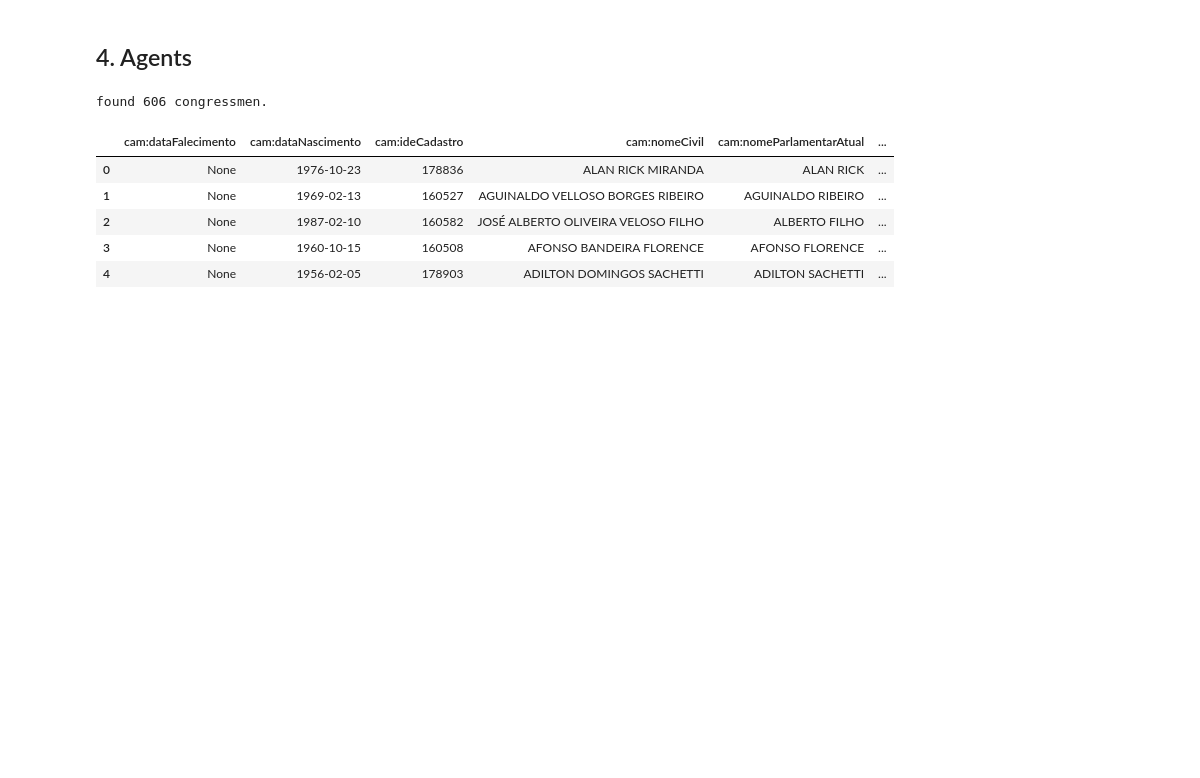
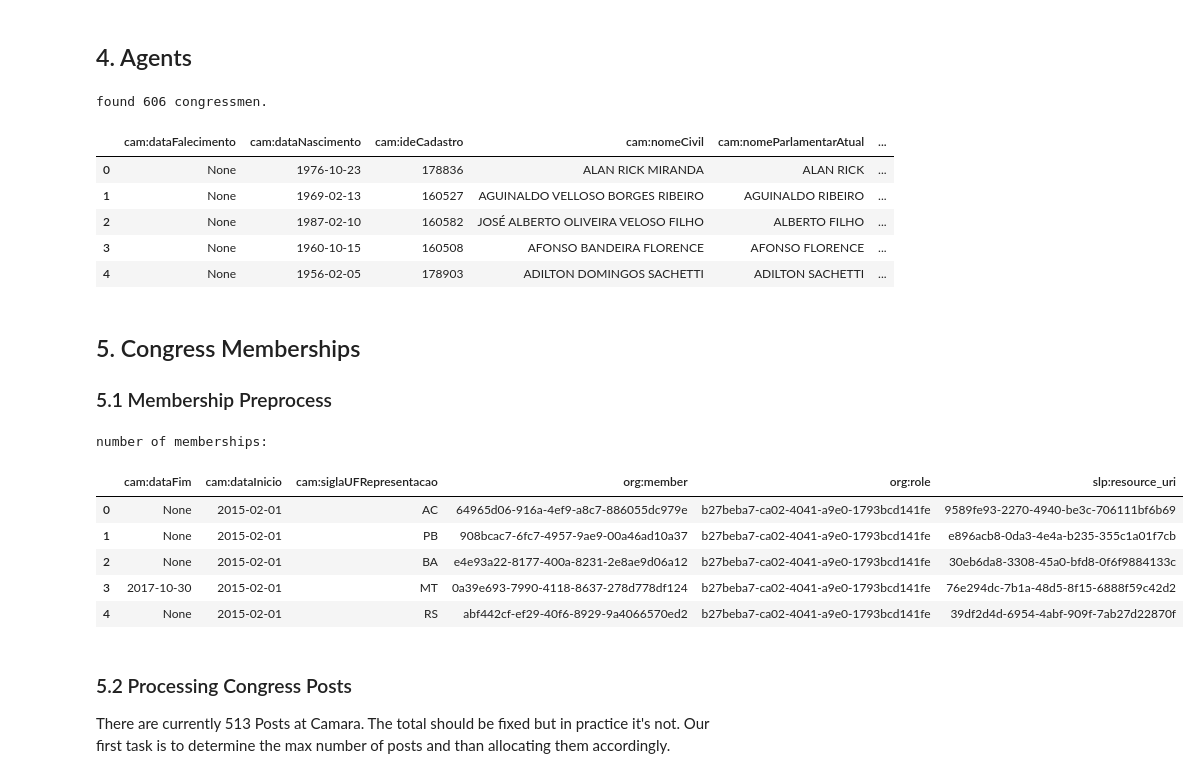
Before and after one commit to guilhermevarela/polare_scrapper, a Jupyter notebook: Congressmen.ipynb, the cells around one changed output. Drawn from its saved outputs; the diff is of its cells as text; code cells hidden in the pictures; blank space fills up the shorter version.

Commit message:
congressmen: pipeline additions (2)

```diff
--- a/Congressmen.ipynb
+++ b/Congressmen.ipynb
@@ -85,3 +86,46 @@ found 606 congressmen.
 | 2 | None | 1987-02-10 | 160582 | JOSÉ ALBERTO OLIVEIRA VELOSO FILHO | ALBERTO FILHO | ... |
 | 3 | None | 1960-10-15 | 160508 | AFONSO BANDEIRA FLORENCE | AFONSO FLORENCE | ... |
 | 4 | None | 1956-02-05 | 178903 | ADILTON DOMINGOS SACHETTI | ADILTON SACHETTI | ... |
+# %% [markdown]
+ ## 5. Congress Memberships
+
+ ### 5.1 Membership Preprocess
+# %%
+mapping = {
+    'cam:siglaUFRepresentacao': 'cam:siglaUFRepresentacao',
+    'cam:dataInicio': 'cam:dataInicio',
+    'cam:dataFim': 'cam:dataFim',
+    'slp:resource_uri':'slp:resource_uri',
+    'org:role':'org:role'
+}
+
+memberships = []
+for cwm_d in congressmen_with_memberships:
+    member_uri = cwm_d['slp:resource_uri']
+    terms = cwm_d['terms']
+    if terms:
+        for term_d in terms:
+            memberships_d = {mapping[k]: term_d.get(k, None) for k in mapping}
+            if memberships_d:
+                memberships_d['org:member'] = member_uri
+                memberships.append(memberships_d)
+
+
+memberships = sorted(memberships, key=lambda x:x['cam:dataInicio'])
+filename = 'memberships_with_congress-{:}-{:}.csv'.format(PROV, FILE_SUFFIX)
+file_path = '{:}{:}'.format(MEMBERSHIPS_PATH, filename)
+df = pd.DataFrame.from_dict(memberships)
+print('number of memberships:'.format(df.shape[0]))
+df.head()
+# %% [output]
+number of memberships:
+|  | cam:dataFim | cam:dataInicio | cam:siglaUFRepresentacao | org:member | org:role | slp:resource_uri |
+| 0 | None | 2015-02-01 | AC | 64965d06-916a-4ef9-a8c7-886055dc979e | b27beba7-ca02-4041-a9e0-1793bcd141fe | 9589fe93-2270-4940-be3c-706111bf6b69 |
+| 1 | None | 2015-02-01 | PB | 908bcac7-6fc7-4957-9ae9-00a46ad10a37 | b27beba7-ca02-4041-a9e0-1793bcd141fe | e896acb8-0da3-4e4a-b235-355c1a01f7cb |
+| 2 | None | 2015-02-01 | BA | e4e93a22-8177-400a-8231-2e8ae9d06a12 | b27beba7-ca02-4041-a9e0-1793bcd141fe | 30eb6da8-3308-45a0-bfd8-0f6f9884133c |
+| 3 | 2017-10-30 | 2015-02-01 | MT | 0a39e693-7990-4118-8637-278d778df124 | b27beba7-ca02-4041-a9e0-1793bcd141fe | 76e294dc-7b1a-48d5-8f15-6888f59c42d2 |
+| 4 | None | 2015-02-01 | RS | abf442cf-ef29-40f6-8929-9a4066570ed2 | b27beba7-ca02-4041-a9e0-1793bcd141fe | 39df2d4d-6954-4abf-909f-7ab27d22870f |
+# %% [markdown]
+ ### 5.2  Processing Congress Posts
+
+There are currently 513 Posts at Camara. The total should be fixed but in practice it's not. Our first task is to determine the max number of posts and than allocating them accordingly.
```
Also changed, not shown: parts of 12 cells of this notebook, 1 other file.
